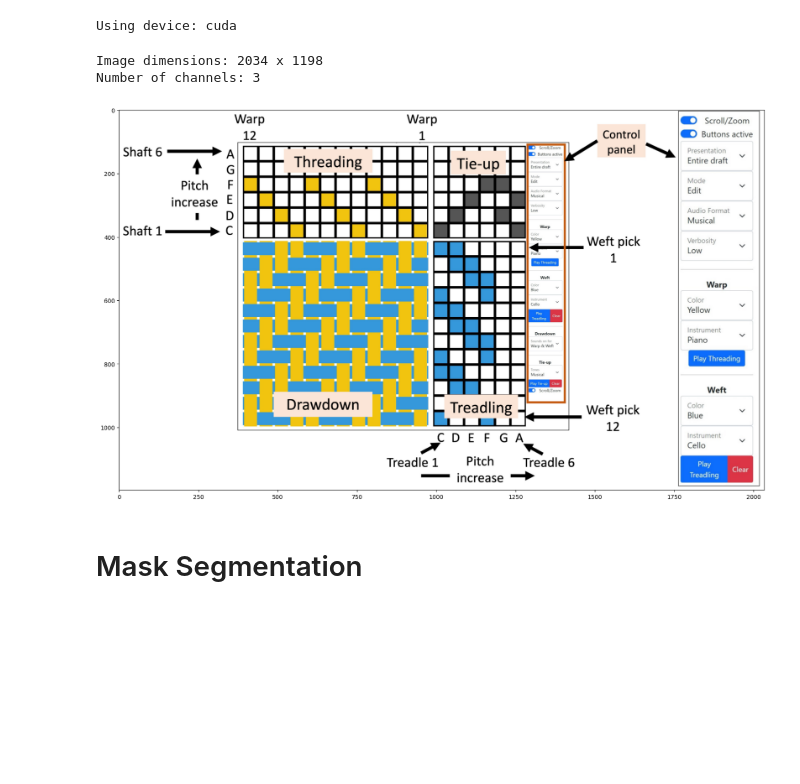
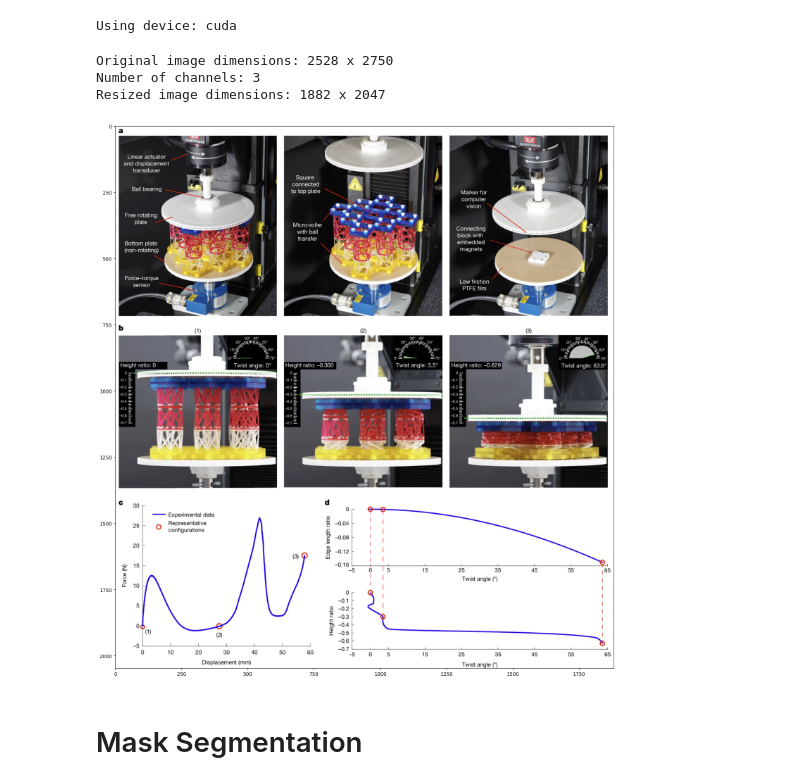
Before and after one commit to Accessibility-Research-Collective-UCI/sam2-figures, a Jupyter notebook: sam-new-figures.ipynb, the cells around one changed output. Cells and saved outputs as stored; diff of their text form; code cells hidden in the pictures; blank space fills up the shorter version.

Commit message:
testing fully fine-tuned model with some scientific figures

```diff
--- a/sam-new-figures.ipynb
+++ b/sam-new-figures.ipynb
@@ -142,39 +142,48 @@ files = [
     {
         "source": "orchestration-scripts",
         "name": "figure-3",
-        "file": "examples/orchestration-scripts/figure-3.png"
+        # "file": "examples/orchestration-scripts/figure-3.png"
+        "file": "examples/orchestration-scripts/figure-3-new.png"
     },
     {
         "source": "co11ab",
         "name": "figure-1",
         "file": "examples/co11ab/figure-1.png"
     },
     {
         "source": "co11ab",
         "name": "figure-2",
         "file": "examples/co11ab/figure-2.png"
     },
 ]
-index = 3
+index = 0
 source = files[index]["source"]
 name = files[index]["name"]
 file = files[index]["file"]
 
 image = cv2.imread(file)
 image = cv2.cvtColor(image, cv2.COLOR_BGR2RGB)
 
 height, width, channels = image.shape
-print(f"Image dimensions: {width} x {height}")
+print(f"Original image dimensions: {width} x {height}")
 print(f"Number of channels: {channels}")
+
+# resize image
+dim = 2048
+r = np.min([dim / image.shape[1], dim / image.shape[0]])
+image = cv2.resize(image, (int(image.shape[1] * r), int(image.shape[0] * r)))
+height, width, channels = image.shape
+print(f"Resized image dimensions: {width} x {height}")
 
 plt.figure(figsize=(20, 20))
 plt.imshow(image)
 plt.axis("on")
 plt.show()
 # %% [output]
-Image dimensions: 2034 x 1198
+Original image dimensions: 2528 x 2750
 Number of channels: 3
+Resized image dimensions: 1882 x 2047
-[figure, old version]
+[figure, new version]
 # %% [markdown]
 # Mask Segmentation
 # %%
```
Also changed, not shown: parts of 8 cells of this notebook, 1 other file.
